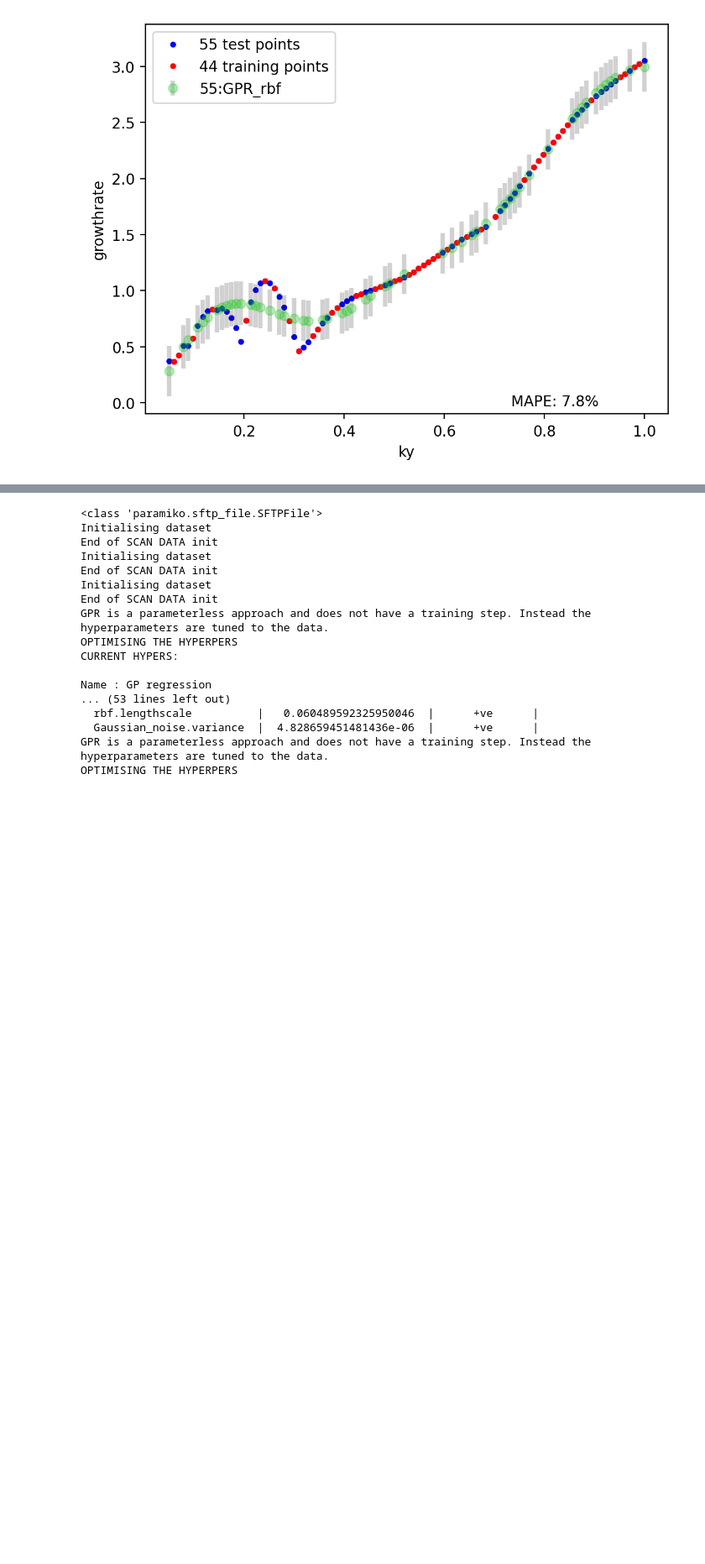
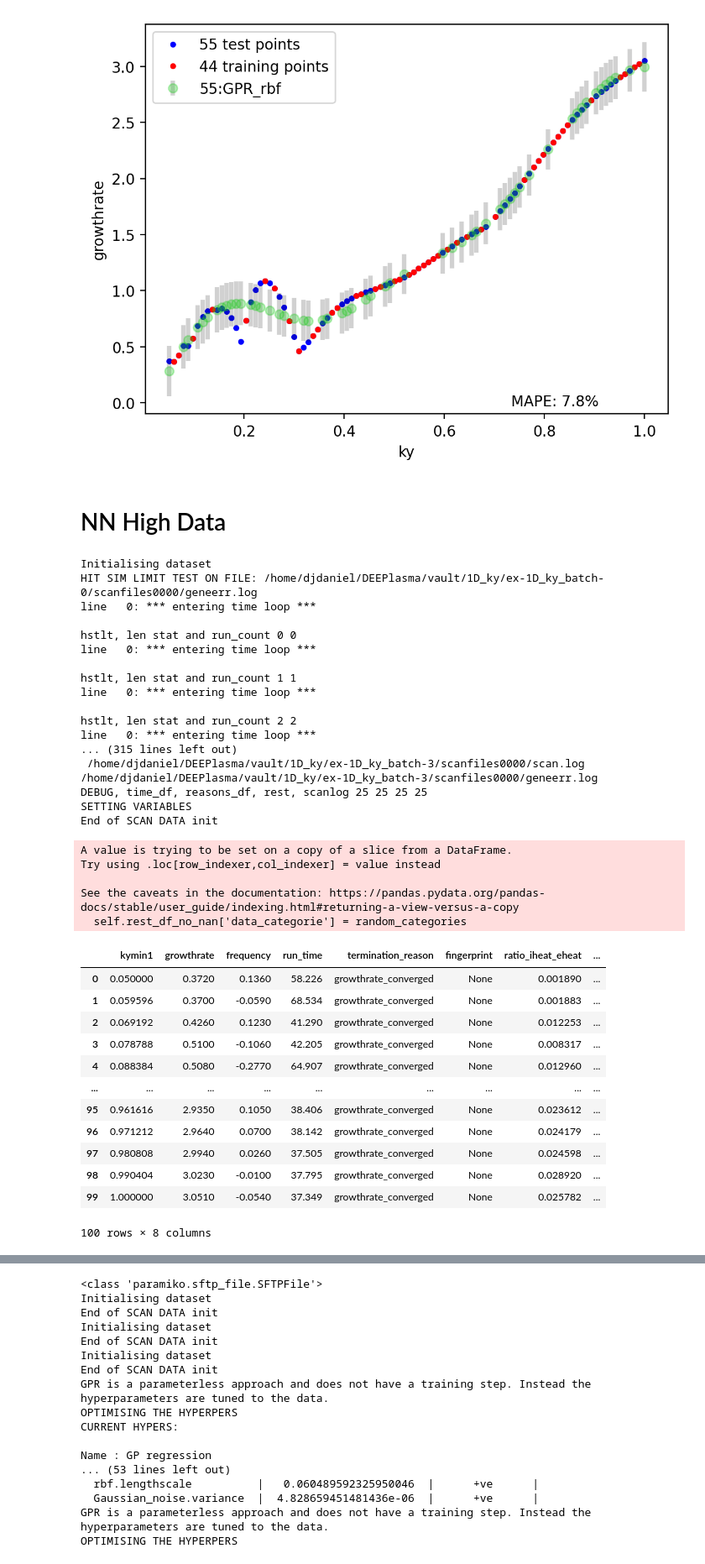
Before and after one commit to DanHarJor/DEEPlasma, a Jupyter notebook: 1D_surrogate.ipynb, the cells around one changed output, grey strips where cells are left out. Shown at 84% size. Saved outputs shown, nothing was run; the diff lists cells and outputs as text; code cells hidden in the pictures; blank space fills up the shorter version.

```diff
--- a/1D_surrogate.ipynb
+++ b/1D_surrogate.ipynb
@@ -446,3 +619,50 @@ Parameters:
 [figure]
 [figure]
 [figure]
+# %% [markdown]
+# NN High Data
+# %%
+from GENE_ML.gene_ml.dataset.ScanData import ScanData2
+from GENE_ML.gene_ml.parsers.GENEparser import GENE_scan_parser
+from config import Config
+config = Config(local=True)
+
+parser = GENE_scan_parser(config)
+ky_dataset = ScanData2(config, 'code_debug_tester',  parser=parser, save_dir='/home/djdaniel/DEEPlasma/vault/1D_ky', split_ratio=[0.9,0,0.1], random_state=47)#[tr,val,te]
+ky_dataset.df
+# %% [output]
+Initialising dataset
+HIT SIM LIMIT TEST ON FILE: /home/djdaniel/DEEPlasma/vault/1D_ky/ex-1D_ky_batch-0/scanfiles0000/geneerr.log
+line   0: *** entering time loop ***
+
+hstlt, len stat and run_count 0 0
+line   0: *** entering time loop ***
+
+hstlt, len stat and run_count 1 1
+line   0: *** entering time loop ***
+
+hstlt, len stat and run_count 2 2
+line   0: *** entering time loop ***
+... (315 lines left out)
+ /home/djdaniel/DEEPlasma/vault/1D_ky/ex-1D_ky_batch-3/scanfiles0000/scan.log /home/djdaniel/DEEPlasma/vault/1D_ky/ex-1D_ky_batch-3/scanfiles0000/geneerr.log
+DEBUG, time_df, reasons_df, rest, scanlog 25 25 25 25
+SETTING VARIABLES
+End of SCAN DATA init
+A value is trying to be set on a copy of a slice from a DataFrame.
+Try using .loc[row_indexer,col_indexer] = value instead
+
+See the caveats in the documentation: https://pandas.pydata.org/pandas-docs/stable/user_guide/indexing.html#returning-a-view-versus-a-copy
+  self.rest_df_no_nan['data_categorie'] = random_categories
+|  | kymin1 | growthrate | frequency | run_time | termination_reason | fingerprint | ratio_iheat_eheat | ... |
+| 0 | 0.050000 | 0.3720 | 0.1360 | 58.226 | growthrate_converged | None | 0.001890 | ... |
+| 1 | 0.059596 | 0.3700 | -0.0590 | 68.534 | growthrate_converged | None | 0.001883 | ... |
+| 2 | 0.069192 | 0.4260 | 0.1230 | 41.290 | growthrate_converged | None | 0.012253 | ... |
+| 3 | 0.078788 | 0.5100 | -0.1060 | 42.205 | growthrate_converged | None | 0.008317 | ... |
+| 4 | 0.088384 | 0.5080 | -0.2770 | 64.907 | growthrate_converged | None | 0.012960 | ... |
+| ... | ... | ... | ... | ... | ... | ... | ... | ... |
+| 95 | 0.961616 | 2.9350 | 0.1050 | 38.406 | growthrate_converged | None | 0.023612 | ... |
+| 96 | 0.971212 | 2.9640 | 0.0700 | 38.142 | growthrate_converged | None | 0.024179 | ... |
+| 97 | 0.980808 | 2.9940 | 0.0260 | 37.505 | growthrate_converged | None | 0.024598 | ... |
+| 98 | 0.990404 | 3.0230 | -0.0100 | 37.795 | growthrate_converged | None | 0.028920 | ... |
+| 99 | 1.000000 | 3.0510 | -0.0540 | 37.349 | growthrate_converged | None | 0.025782 | ... |
+100 rows × 8 columns
```
Also changed, not shown: parts of 23 cells of this notebook, 3 other files.
